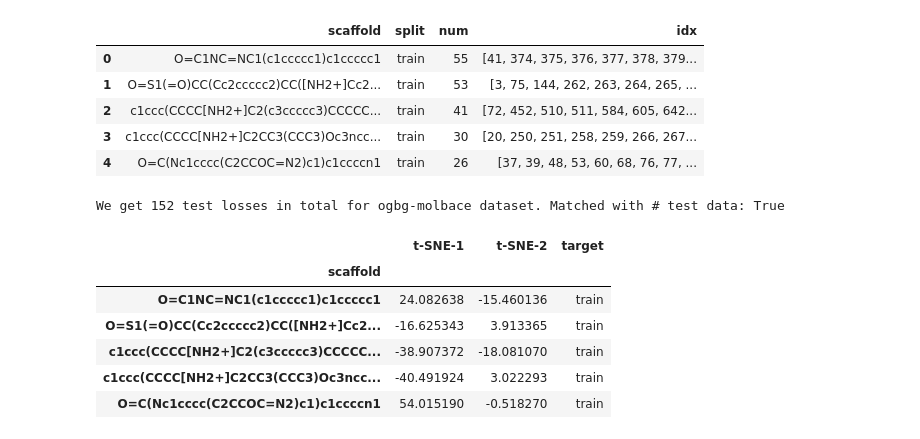
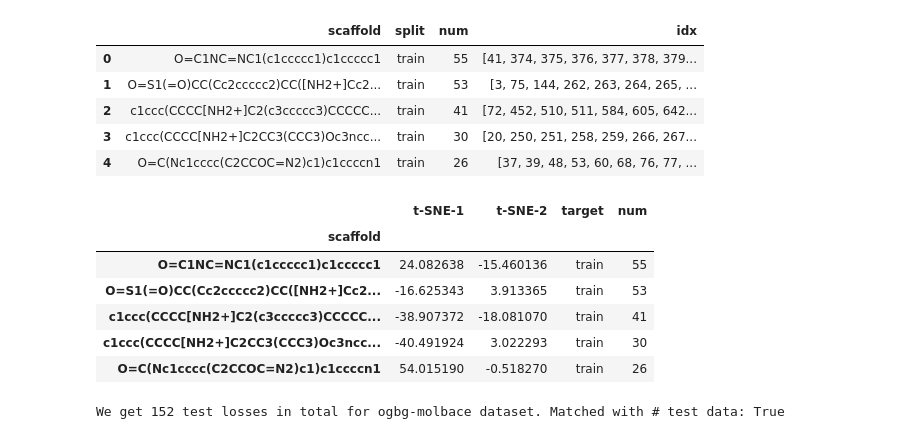
Before and after one commit to xwang38438/data_centric_molscaffold, a Jupyter notebook: test_perf.ipynb, the cells around one changed output. Cells and saved outputs as stored; diff of their text form; code cells hidden in the pictures.

```diff
--- a/test_perf.ipynb
+++ b/test_perf.ipynb
@@ -102,6 +100,29 @@ scaffold_split_df.head()
 | 2 | c1ccc(CCCC[NH2+]C2(c3ccccc3)CCCCC... | train | 41 | [72, 452, 510, 511, 584, 605, 642... |
 | 3 | c1ccc(CCCC[NH2+]C2CC3(CCC3)Oc3ncc... | train | 30 | [20, 250, 251, 258, 259, 266, 267... |
 | 4 | O=C(Nc1cccc(C2CCOC=N2)c1)c1ccccn1 | train | 26 | [37, 39, 48, 53, 60, 68, 76, 77, ... |
+# %%
+# get the scaffold smiles for all test data
+test_idx = label_split_idx_scaffold['test']
+test_scaff_smiles = new_labeled_dataset[test_idx].scaff_smiles
+
+
+# get tsne with all the scaffold smiles
+plot = Orig_Plotter.from_smiles(scaffold_split_df["scaffold"], sim_type='structural',
+                                target = scaffold_split_df["split"],target_type='C' )
+tsne = plot.tsne(random_state=0)
+
+# add num column to the tsne dataframe
+tsne['num'] = scaffold_split_df['num'].tolist()
+
+tsne.head()
+# %% [output]
+|  | t-SNE-1 | t-SNE-2 | target | num |
+| scaffold |  |  |  |  |
+| O=C1NC=NC1(c1ccccc1)c1ccccc1 | 24.082638 | -15.460136 | train | 55 |
+| O=S1(=O)CC(Cc2ccccc2)CC([NH2+]Cc2... | -16.625343 | 3.913365 | train | 53 |
+| c1ccc(CCCC[NH2+]C2(c3ccccc3)CCCCC... | -38.907372 | -18.081070 | train | 41 |
+| c1ccc(CCCC[NH2+]C2CC3(CCC3)Oc3ncc... | -40.491924 | 3.022293 | train | 30 |
+| O=C(Nc1cccc(C2CCOC=N2)c1)c1ccccn1 | 54.015190 | -0.518270 | train | 26 |
 # %%
 # load loss of testing data
 test_losses = torch.load(f'./results/{args.dataset}/test_losses.pt')
@@ -125,10 +136,0 @@ tsne = plot.tsne(random_state=0)
-# %%
-tsne.head()
-# %% [output]
-|  | t-SNE-1 | t-SNE-2 | target |
-| scaffold |  |  |  |
-| O=C1NC=NC1(c1ccccc1)c1ccccc1 | 24.082638 | -15.460136 | train |
-| O=S1(=O)CC(Cc2ccccc2)CC([NH2+]Cc2... | -16.625343 | 3.913365 | train |
-| c1ccc(CCCC[NH2+]C2(c3ccccc3)CCCCC... | -38.907372 | -18.081070 | train |
-| c1ccc(CCCC[NH2+]C2CC3(CCC3)Oc3ncc... | -40.491924 | 3.022293 | train |
-| O=C(Nc1cccc(C2CCOC=N2)c1)c1ccccn1 | 54.015190 | -0.518270 | train |
```
Also changed, not shown: parts of 8 cells of this notebook, 3 other files.
